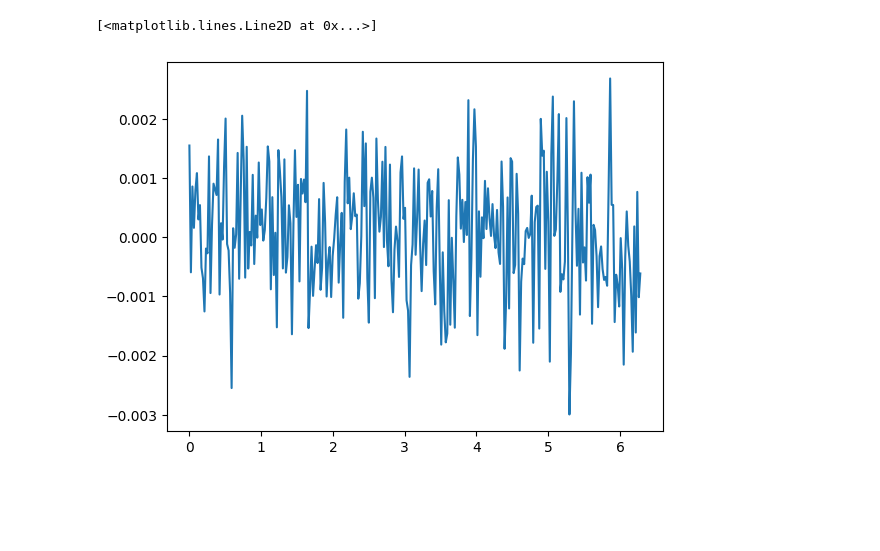
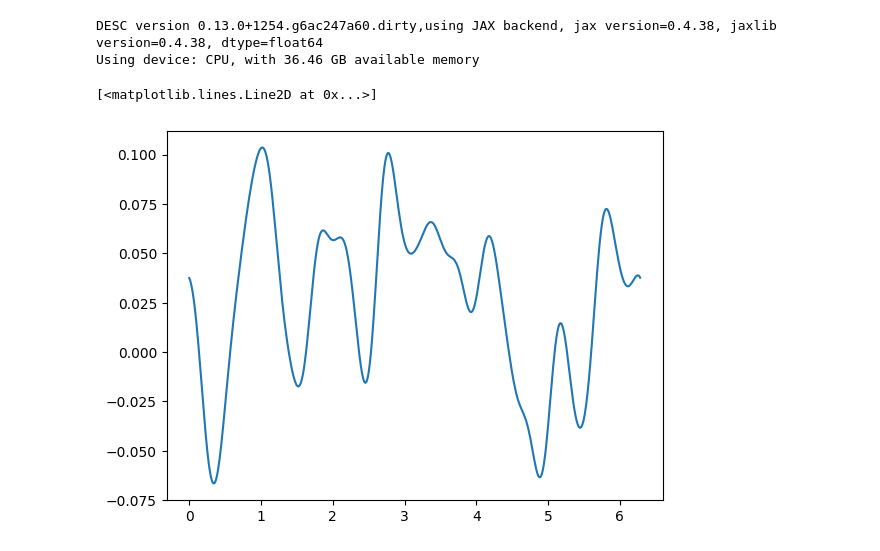
Before and after one commit to sinaatalay/desc-projects, a Jupyter notebook: sina_debug_2.ipynb, the cells around one changed output. Cells and saved outputs as stored; diff of their text form; code cells hidden in the pictures; blank space fills up the shorter version.

```diff
--- a/sina_debug_2.ipynb
+++ b/sina_debug_2.ipynb
@@ -1,23 +1,25 @@
 # %%
 import numpy as np
 from desc.objectives._coils import StochasticOptimizationSettings
 
 perturbations = StochasticOptimizationSettings(
     number_of_samples=1,
-    length_scale=0.01,
-    standard_deviation=0.001,
-    number_of_discretization_points=300,
-    zero_mean_array=np.zeros(2 * 300),
+    length_scale=0.2,
+    standard_deviation=0.05,
+    number_of_discretization_points=3000,
+    zero_mean_array=np.zeros(2 * 3000),
 )
 perturbations.covariance_matrix = perturbations.compute_covariance_matrix()
 perturbations = perturbations.perturbations
 # compute magnitude of each row:
 # perturbations = np.linalg.norm(perturbations, axis=1)
 # plot half of the parturbations from 0 to 2pi
-x = np.linspace(0, 2 * np.pi, 300)
+x = np.linspace(0, 2 * np.pi, 3000)
 import matplotlib.pyplot as plt
 
-plt.plot(x, perturbations[:300, 0])
+plt.plot(x, perturbations[:3000, 0])
 # %% [output]
-[<matplotlib.lines.Line2D at 0x...>]
+DESC version 0.13.0+1254.g6ac247a60.dirty,using JAX backend, jax version=0.4.38, jaxlib version=0.4.38, dtype=float64
+Using device: CPU, with 36.46 GB available memory
+[<matplotlib.lines.Line2D at 0x...>]
-[figure, old version]
+[figure, new version]
```
Also changed, not shown: 4 other files.
